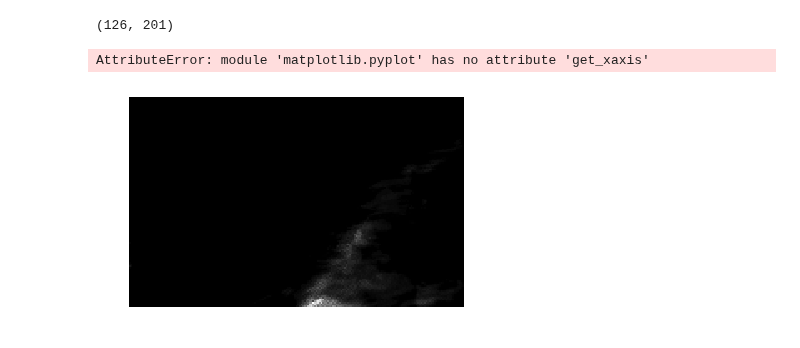
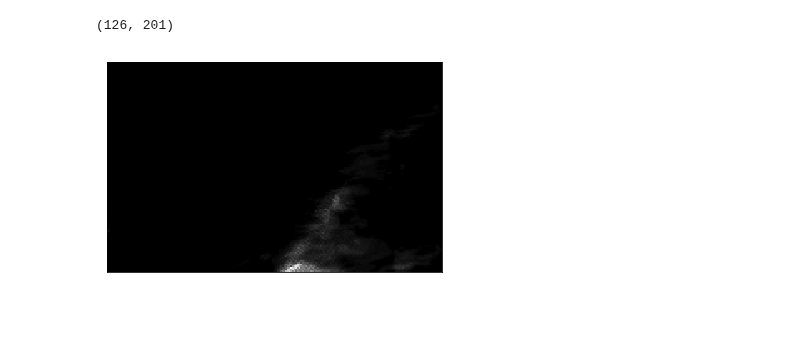
Before and after one commit to yuanzhou15/capstone-weather, a Jupyter notebook: rex/radnote.ipynb, the cells around one changed output. Cells and saved outputs as stored; diff of their text form; code cells hidden in the pictures; blank space fills up the shorter version.

Commit message:
properly saved radar data into png images for sami

```diff
--- a/rex/radnote.ipynb
+++ b/rex/radnote.ipynb
@@ -305,13 +312,11 @@ print(data.shape)
 (126, 201)
 # %%
 fig = plt.imshow(data, cmap="gray", origin='lower')
-plt.axis('off')
 fig.axes.get_xaxis().set_visible(False)
 fig.axes.get_yaxis().set_visible(False)
-plt.savefig('out.png', bbox_inches='tight', pad_inches=0)
+plt.savefig('out.png', bbox_inches='tight', pad_inches=-0.1)
 # %% [output]
-AttributeError: module 'matplotlib.pyplot' has no attribute 'get_xaxis'
-[figure, old version]
+[figure, new version]
 # %%
 print(data.min(), data.max())
 # %%
```
Also changed, not shown: parts of 1 cell of this notebook.
